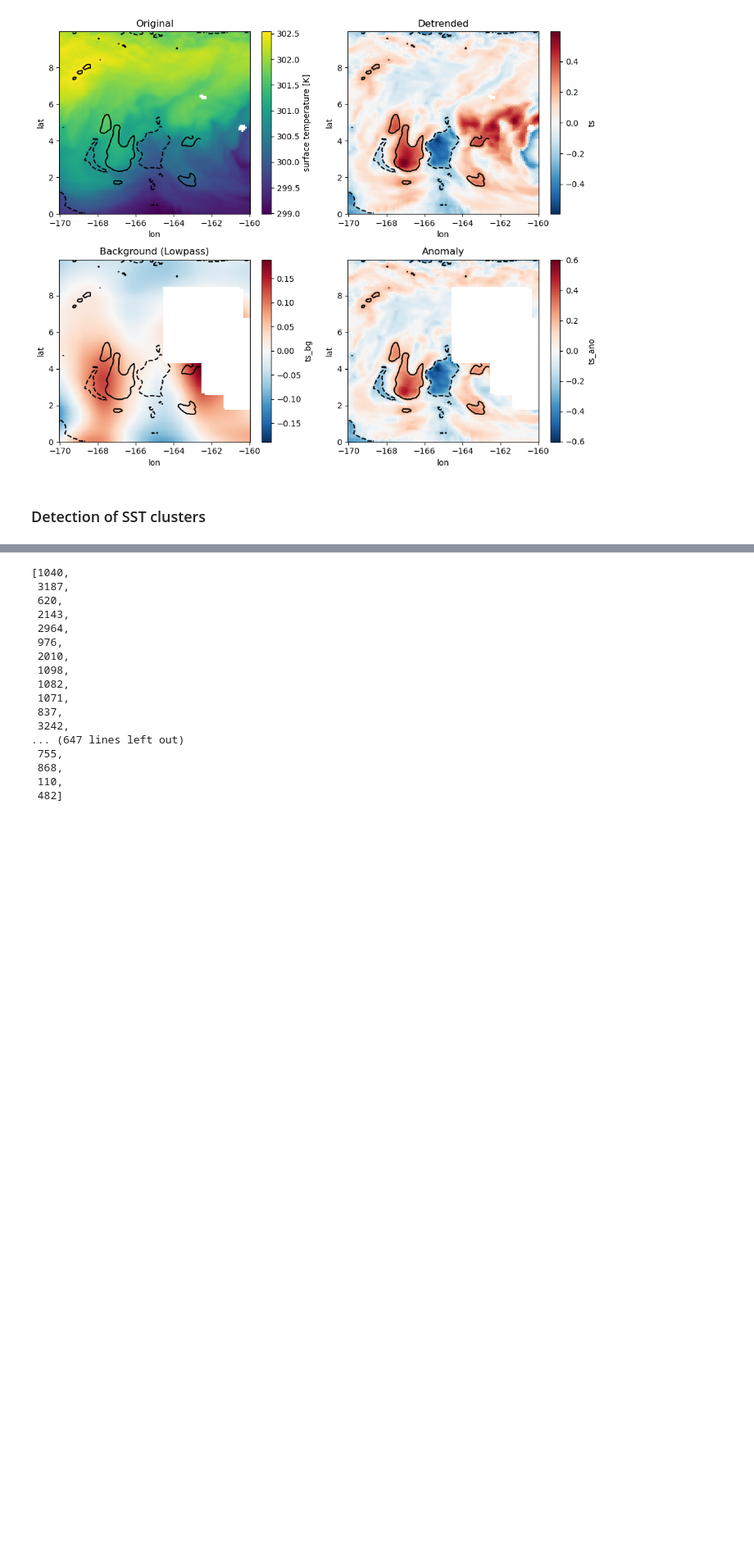
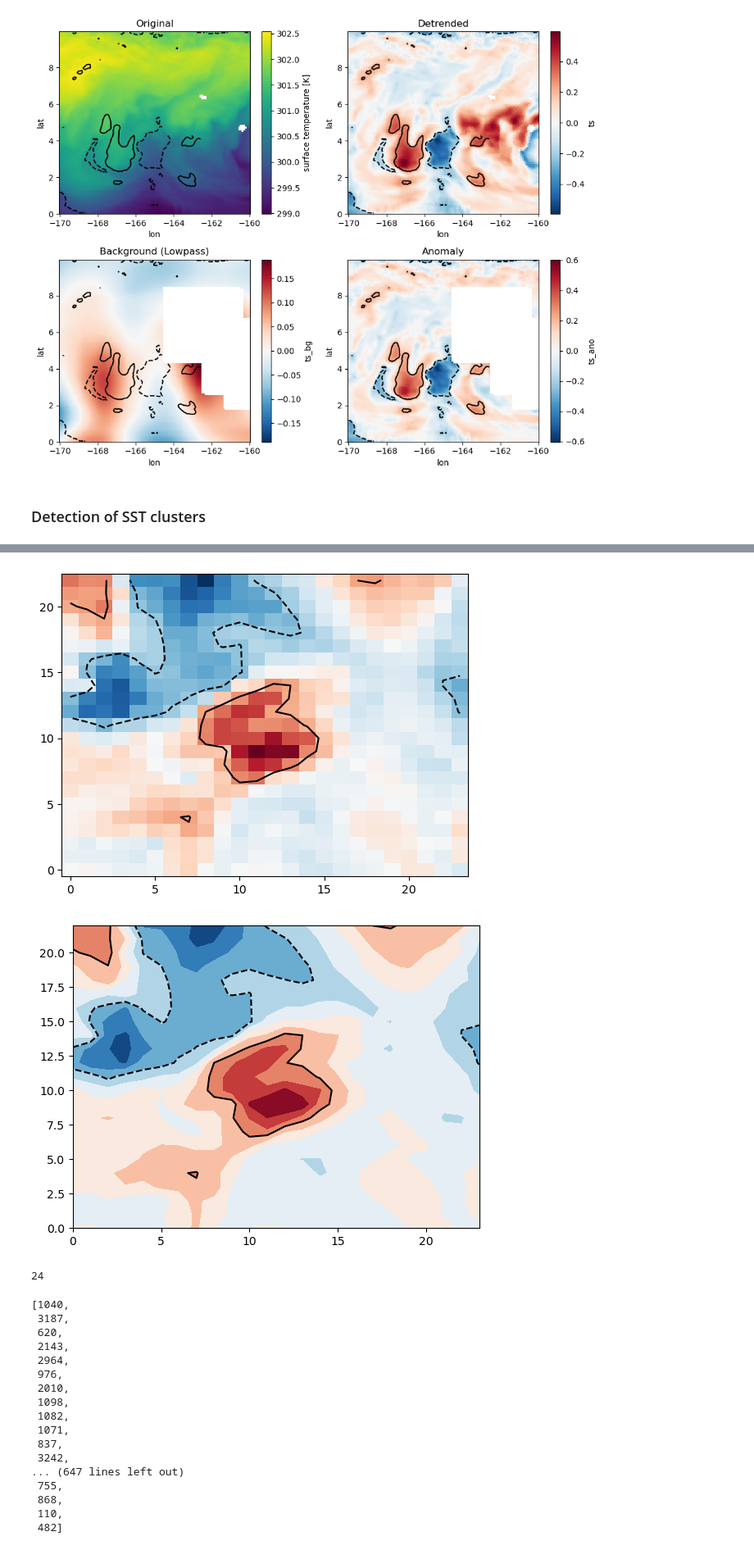
Before and after one commit to HF7weatherman/pycompo, a Jupyter notebook: examples/test_extract_SST-blobs.ipynb, the cells around one changed output, grey strips where cells are left out. Shown at 82% size. Drawn from its saved outputs; the diff is of its cells as text; code cells hidden in the pictures; blank space fills up the shorter version.

Commit message:
Including latest developments up until definition of a feature-centric Cartesian coordinate.

```diff
--- a/examples/test_extract_SST-blobs.ipynb
+++ b/examples/test_extract_SST-blobs.ipynb
@@ -214,0 +257,28 @@ Data variables:
+# %%
+from typing import Tuple
+
+idx = 0
+feature = 27
+
+feature_data = dset_feature[0]
+feature = feature_props.isel(cluster=0)
+
+
+def add_exact_centroid_coord(lat, lon, feature_props):
+    centroid_exact_coords = []
+    for idx, cluster in enumerate(feature_props['cluster_id']):
+        cluster_props = feature_props.isel(cluster=idx)
+        centroid_exact_coords.append(
+            _get_centroid_coords(
+                lat, lon, cluster_props['centroid_idx']
+                )
+            )
+    feature_props['centroid_coords'] = (
+        ('cluster', 'centroid_component'), np.array(centroid_exact_coords)
+    )
+    return feature_props
+
+
+feature_props = add_exact_centroid_coord(
+    dset_final['lat'], dset_final['lon'], feature_props
+    )
@@ -215,3 +309,23 @@ Data variables:
+# %%
+plt.pcolormesh(
+    np.arange(0, feature_data['lon'].shape[0]),
+    np.arange(0, feature_data['lat'].shape[0]),
+    feature_data['ts_ano'],
+    cmap='RdBu_r', shading='auto'
+    )
+plt.contour(feature_data['ts_ano'], levels=[-dT_thresh, dT_thresh], colors='k',)
+plt.show()
+
+plt.contourf(feature_data['ts_ano'], cmap='RdBu_r', levels=np.arange(-0.5, 0.55, 0.1))
+plt.contour(feature_data['ts_ano'], levels=[-dT_thresh, dT_thresh], colors='k',)
+plt.show()
+# %% [output]
+[figure, added]
+[figure, added]
+# %%
+feature_data['lon'].shape[0]
+# %% [output]
+24
 # %%
 # Build meshgrid of dx_km and dy_km
 dlat = feature_map['lat'].diff('lat').mean().values
```
Also changed, not shown: parts of 17 cells of this notebook.
